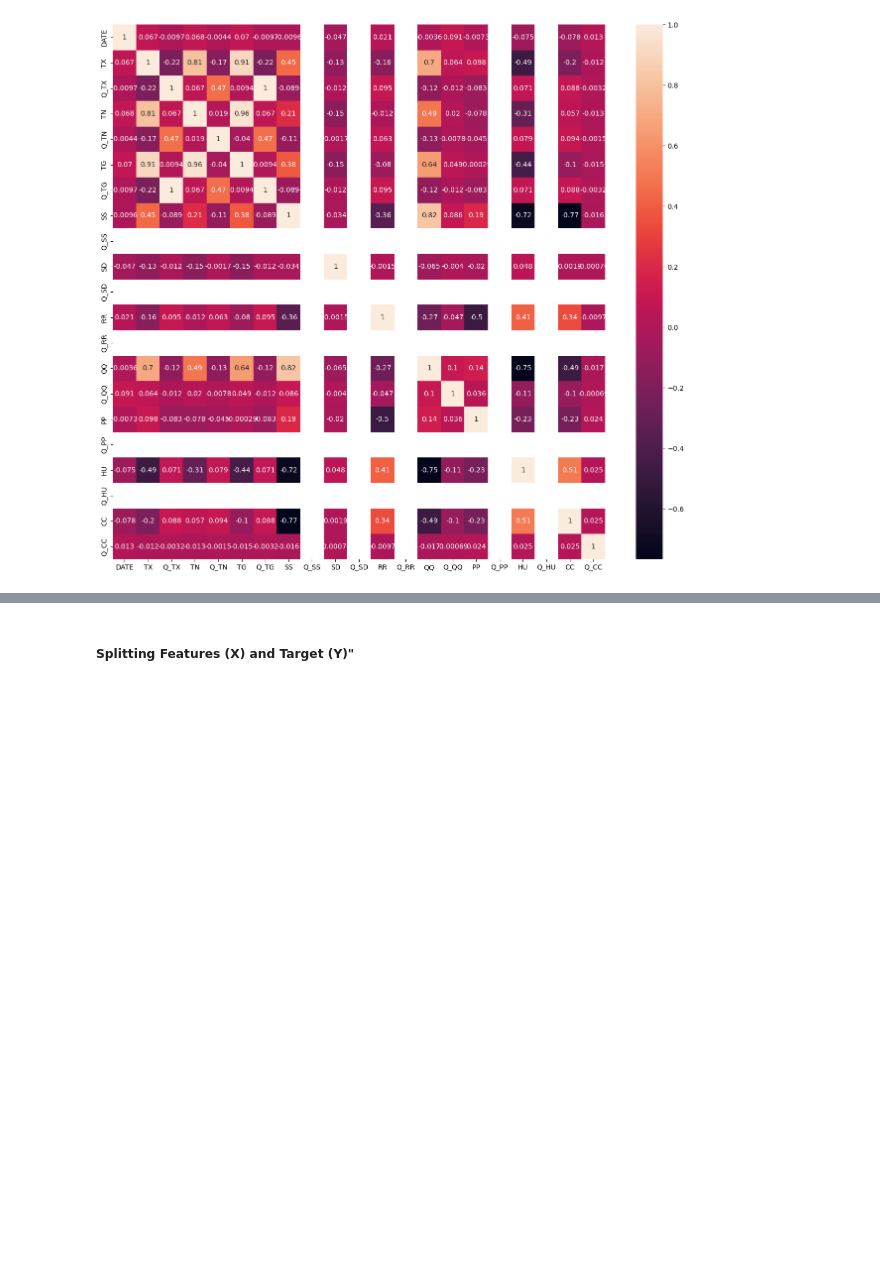
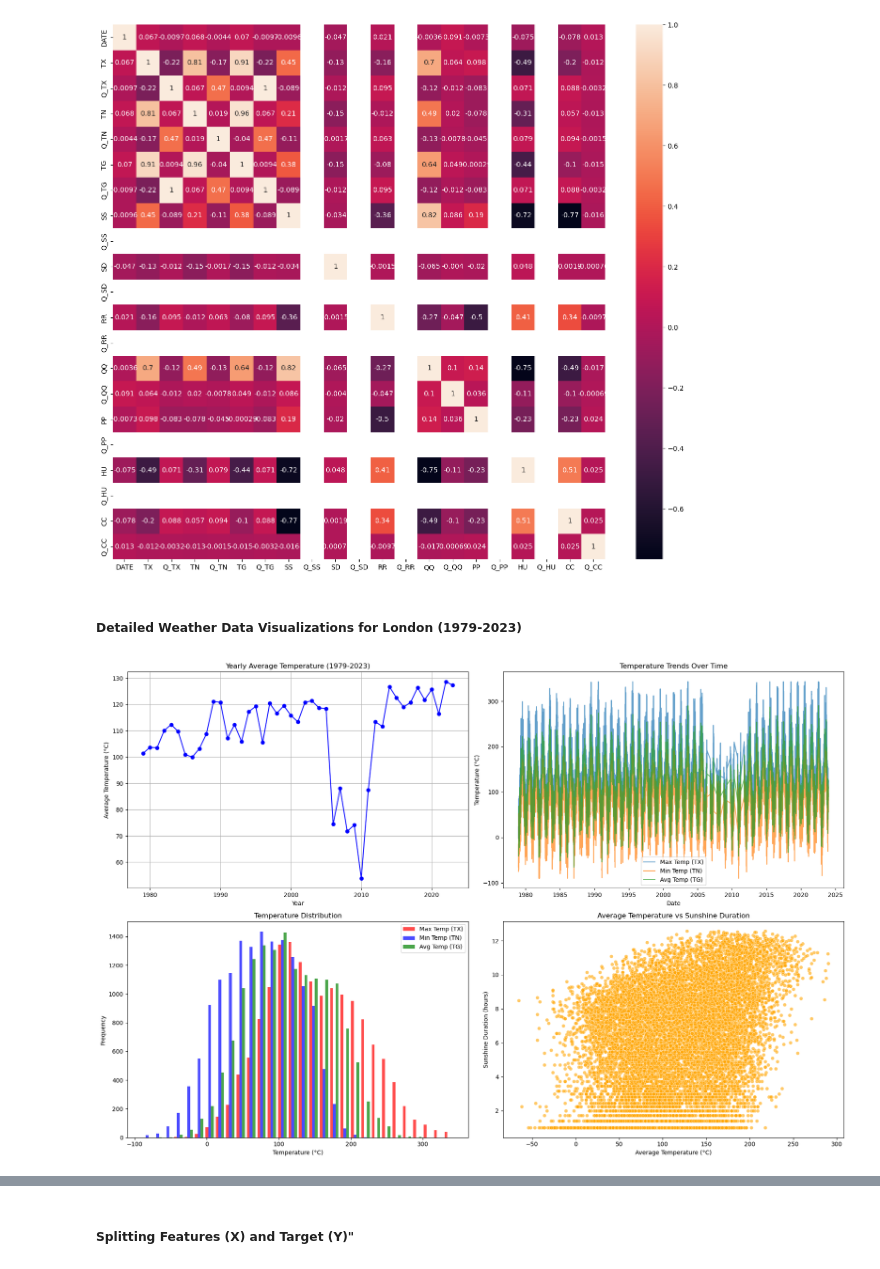
Before and after one commit to SijinSilomoni/Capstone-Project, a Jupyter notebook: Weather Prediction Model.ipynb, the cells around one changed output, grey strips where cells are left out. Saved outputs shown, nothing was run; the diff lists cells and outputs as text; code cells hidden in the pictures; blank space fills up the shorter version.

```diff
--- a/Weather Prediction Model.ipynb
+++ b/Weather Prediction Model.ipynb
@@ -399,3 +400,44 @@ plt.savefig("corre.png")
 plt.show()
 # %% [output]
 [figure]
+# %% [markdown]
+##### Detailed Weather Data Visualizations for London (1979-2023)
+# %%
+# Ensure the 'DATE' column is in datetime format (YYYYMMDD format)
+df['DATE'] = pd.to_datetime(df['DATE'], format='%Y%m%d')
+
+# Extract the year from the 'DATE' column
+df['Year'] = df['DATE'].dt.year
+
+# Group by 'Year' and calculate the average temperature for each year
+yearly_temp = df.groupby('Year')['TG'].mean()
+
+# Set up the figure and axes
+fig, axes = plt.subplots(2, 2, figsize=(18, 12))
+
+# Visualization 1: Line Plot for Yearly Average Temperature
+axes[0, 0].plot(yearly_temp.index, yearly_temp.values, marker='o', color='b')
+axes[0, 0].set(title='Yearly Average Temperature (1979-2023)', xlabel='Year', ylabel='Average Temperature (°C)')
+axes[0, 0].grid(True)
+
+# Visualization 2: Line Plot for Trends of TX, TN, and TG over Time
+axes[0, 1].plot(df['DATE'], df['TX'], label='Max Temp (TX)', alpha=0.7)
+axes[0, 1].plot(df['DATE'], df['TN'], label='Min Temp (TN)', alpha=0.7)
+axes[0, 1].plot(df['DATE'], df['TG'], label='Avg Temp (TG)', alpha=0.7)
+axes[0, 1].set(title='Temperature Trends Over Time', xlabel='Date', ylabel='Temperature (°C)')
+axes[0, 1].legend()
+
+# Visualization 3: Histogram for Distribution of TX, TN, and TG
+axes[1, 0].hist([df['TX'], df['TN'], df['TG']], bins=30, alpha=0.7, label=['Max Temp (TX)', 'Min Temp (TN)', 'Avg Temp (TG)'], color=['red', 'blue', 'green'])
+axes[1, 0].set(title='Temperature Distribution', xlabel='Temperature (°C)', ylabel='Frequency')
+axes[1, 0].legend()
+
+# Visualization 4: Scatter Plot for TG vs Sunshine Duration (SS)
+sns.scatterplot(ax=axes[1, 1], x=df['TG'], y=df['SS'], alpha=0.6, color='orange')
+axes[1, 1].set(title='Average Temperature vs Sunshine Duration', xlabel='Average Temperature (°C)', ylabel='Sunshine Duration (hours)')
+
+# Adjust layout for better spacing
+plt.tight_layout()
+plt.show()
+# %% [output]
+[figure, added]
```
Also changed, not shown: parts of 3 cells of this notebook.
